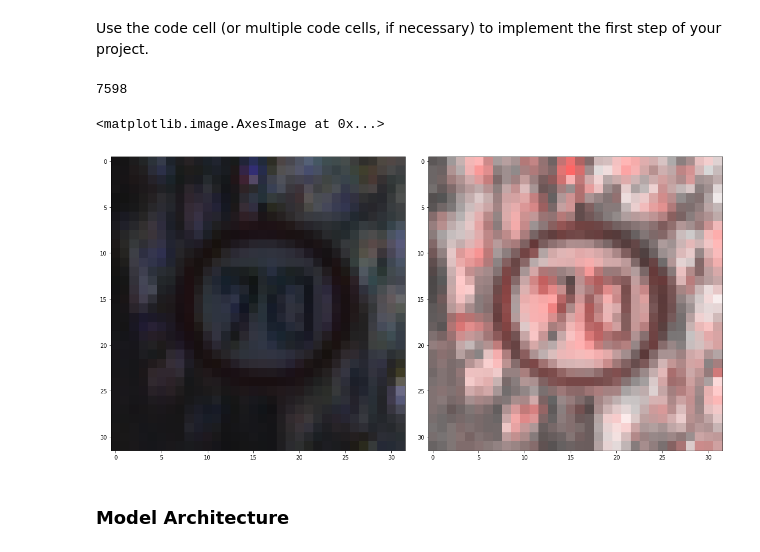
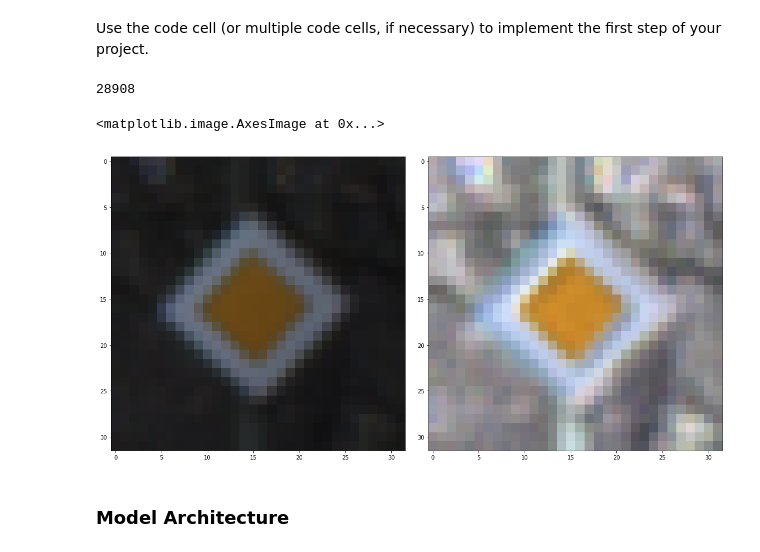
Before and after one commit to uneiao/CarND-Traffic-Sign-Classifier-Project, a Jupyter notebook: Traffic_Sign_Classifier.ipynb, the cells around one changed output. Saved outputs shown, nothing was run; the diff lists cells and outputs as text; code cells hidden in the pictures.

```diff
--- a/Traffic_Sign_Classifier.ipynb
+++ b/Traffic_Sign_Classifier.ipynb
@@ -117,41 +117,60 @@ Use the code cell (or multiple code cells, if necessary) to implement the first
 # %%
 ### Preprocess the data here. Preprocessing steps could include normalization, converting to grayscale, etc.
 ### Feel free to use as many code cells as needed.
 import tensorflow as tf
 import numpy as np
 import cv2
 import random
 
 _color_d = 2
-clahe = cv2.createCLAHE(clipLimit=2.0, tileGridSize=(4, 4))
+clahe = cv2.createCLAHE(clipLimit=1.0, tileGridSize=(4, 4))
+
+from scipy import ndimage
+
+def scfilter(image, iterations, kernel):
+    """
+    Sine‐cosine filter.
+    kernel can be tuple or single value.
+    Returns filtered image.
+    Copy & paste from stackoverflow.
+    """
+    image = image.astype("float32") / 255
+    for n in range(iterations):
+        image = np.arctan2(
+        ndimage.filters.uniform_filter(np.sin(image), size=kernel),
+        ndimage.filters.uniform_filter(np.cos(image), size=kernel))
+    image *= 255
+    return image.astype("uint8")
 
 def ahe(image):
     hsv = cv2.cvtColor(image, cv2.COLOR_RGB2HSV)
-    hsv[:, :, 2] = clahe.apply(hsv[:, :, 2])
-    #bgr = cv2.cvtColor(hsv, cv2.COLOR_HSV2RGB)
-    x = hsv.astype("float32")
-    x /= 255
-    return x
+    hsv[:, :, 2] = scfilter(clahe.apply(hsv[:, :, 2]), 1, 2)
+    #hsv[:, :, 2] = clahe.apply(hsv[:, :, 2])
+    bgr = cv2.cvtColor(hsv, cv2.COLOR_HSV2RGB)
+    #bgr = cv2.fastNlMeansDenoisingColored(bgr,None,20,20,3,3)
+    bgr = bgr.astype("float32")
+    bgr /= 255
+    return bgr
 
 def preprocess(imglist):
     return np.array([ahe(x) for x in imglist])
 
 prep_fig, prep_axies = plt.subplots(nrows=1, ncols=2, figsize=(16, 16))
 prep_fig.tight_layout()
 rnd = random.randint(0, n_train - 1)
 print(rnd)
 prep_axies[0].imshow(X_train[rnd])
 
 X_train = preprocess(X_train)
 X_test = preprocess(X_test)
 X_valid = preprocess(X_valid)
 
-prep_axies[1].imshow(cv2.cvtColor(X_train[rnd], cv2.COLOR_HSV2RGB))
-#27823, 34496
+prep_axies[1].imshow(X_train[rnd])
+#27823, 34496, 28143
 # %% [output]
-7598
+28908
 <matplotlib.image.AxesImage at 0x...>
-[figure, old version]
+[figure, new version]
 # %% [markdown]
 ### Model Architecture
 # %%
```
Also changed, not shown: parts of 4 cells of this notebook.
